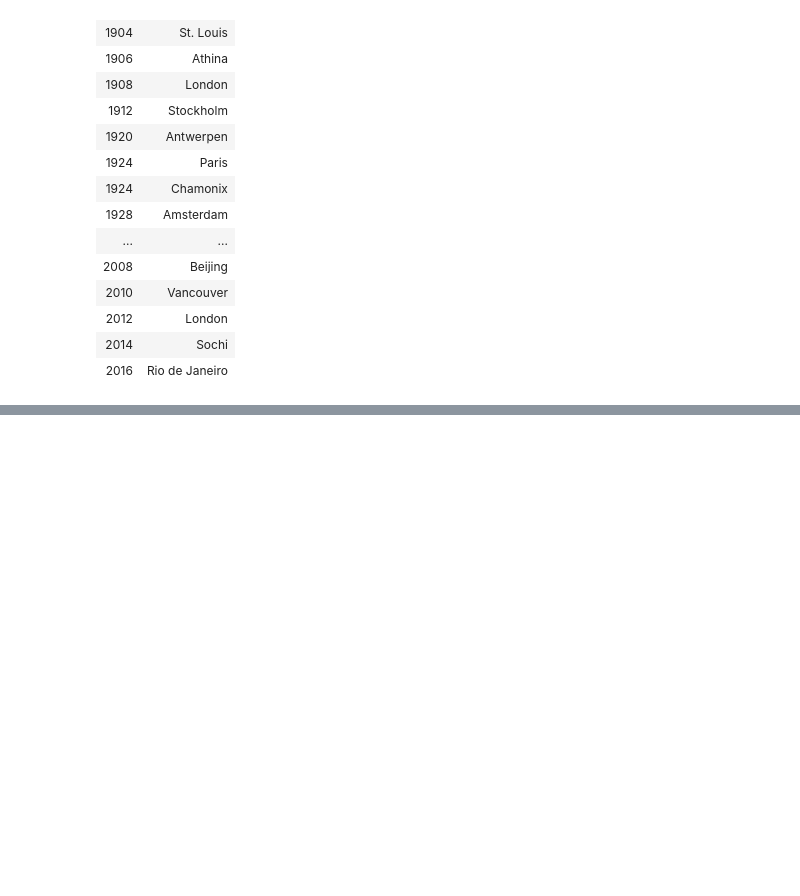
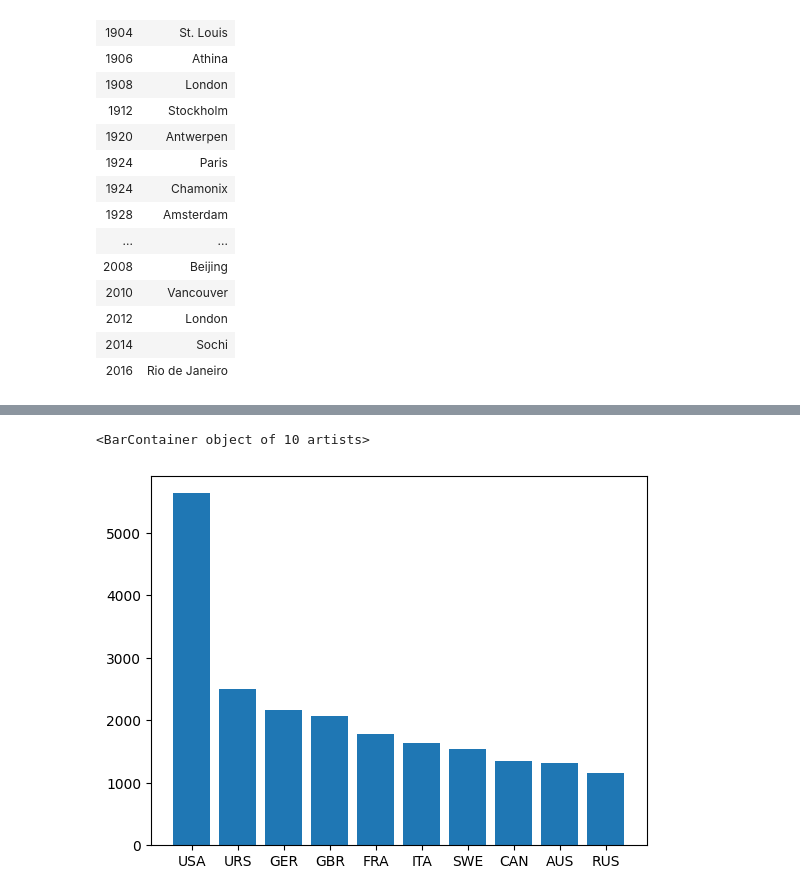
Before and after one commit to Granit-Nite/OS_KanadaNY, a Jupyter notebook: uppgiften.ipynb, the cells around one changed output, grey strips where cells are left out. Saved outputs shown, nothing was run; the diff lists cells and outputs as text; code cells hidden in the pictures; blank space fills up the shorter version.

```diff
--- a/uppgiften.ipynb
+++ b/uppgiften.ipynb
@@ -106,0 +120,19 @@ See the caveats in the documentation: https://pandas.pydata.org/pandas-docs/stab
+# %%
+# h. diagram över topp 10 länder som tagit flest medaljer
+
+medalj = df2.pivot_table(index= 'NOC', columns='Medal', aggfunc= 'size')
+
+medalj2 = medalj.sum(axis=1)
+medalj = medalj2.sort_values(ascending=False)
+
+medalj = medalj.astype(int)
+medalj.head(10)
+
+
+medalj10= medalj[:10]
+
+medalj_top_10 = medalj10.to_dict()
+plt.bar(medalj_top_10.keys(), medalj_top_10.values())
+# %% [output]
+<BarContainer object of 10 artists>
+[figure, added]
```
Also changed, not shown: parts of 1 cell of this notebook.
